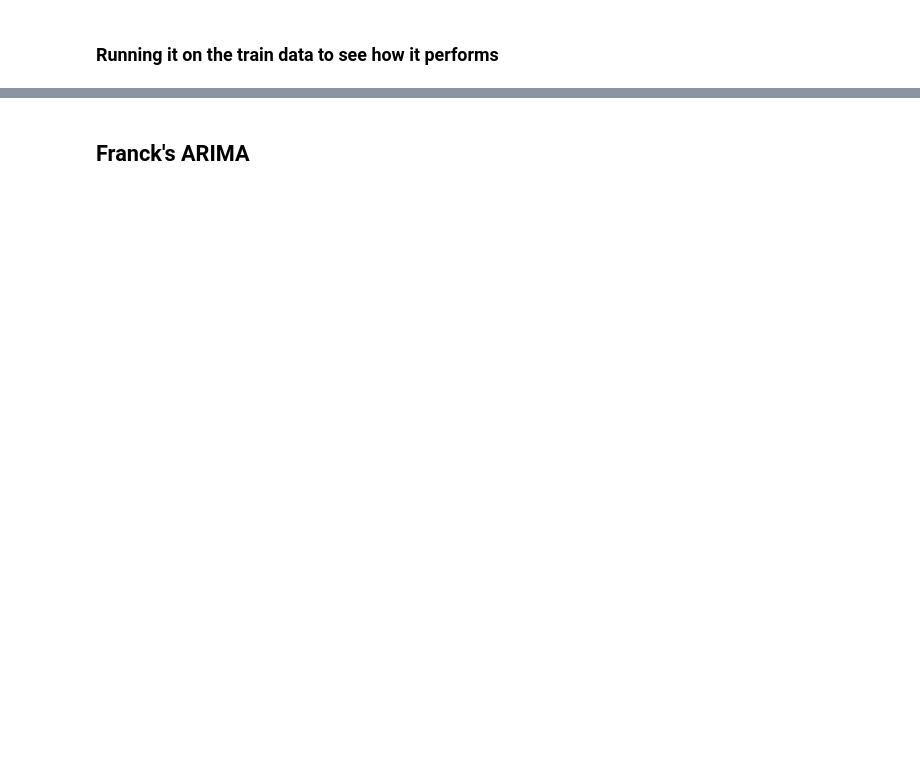
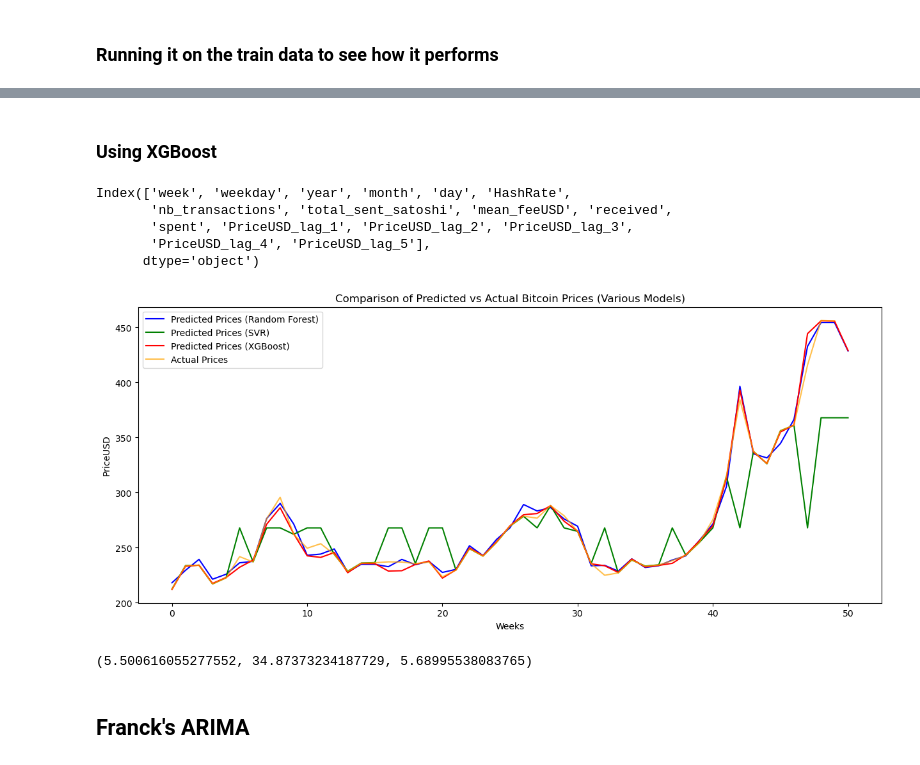
Before and after one commit to fcortesj98/DMBD-Project-2023, a Jupyter notebook: source/price_prediction/price_prediction.ipynb, the cells around one changed output, grey strips where cells are left out. Cells and saved outputs as stored; diff of their text form; code cells hidden in the pictures; blank space fills up the shorter version.

```diff
--- a/source/price_prediction/price_prediction.ipynb
+++ b/source/price_prediction/price_prediction.ipynb
@@ -90,2 +136,56 @@ plt.show()
+# %% [markdown]
+### Using XGBoost
+# %%
+from xgboost import XGBRegressor
+
+xgbr = XGBRegressor(objective='reg:squarederror', n_estimators=100, learning_rate=0.1, random_state=42)
+xgbr.fit(X_train, y_train)
+print(X_train.columns)
+
+def predict_seventh_day_pricexgb(model, data):
+    predictions = []
+    actual_values = []
+    weeks = data['week'].unique()
+
+    feature_names = model.get_booster().feature_names
+
+    for week in weeks:
+        week_data = data[data['week'] == week]
+        if week_data.shape[0] >= 6:
+            X_week = week_data[feature_names].iloc[:6]
+            prediction = model.predict(X_week.iloc[-1].values.reshape(1, -1))[0]
+            actual_value = week_data.iloc[6]['PriceUSD'] if week_data.shape[0] > 6 else np.nan
+            predictions.append(prediction)
+            actual_values.append(actual_value)
+
+    return predictions, actual_values
+
+predicted_prices_xgbr, actual_prices_xgbr = predict_seventh_day_pricexgb(xgbr, merged_df)
+
+actual_prices_filtered_xgbr = [price for price in actual_prices_xgbr if not np.isnan(price)]
+predicted_prices_filtered_xgbr = predicted_prices_xgbr[:len(actual_prices_filtered_xgbr)]
+
+rmse_xgbr = calculate_rmse(actual_prices_filtered_xgbr, predicted_prices_filtered_xgbr)
+
+plt.figure(figsize=(15, 6))
+plt.plot(predicted_prices_rf, label='Predicted Prices (Random Forest)', color='blue')
+plt.plot(predicted_prices_svr, label='Predicted Prices (SVR)', color='green')
+plt.plot(predicted_prices_xgbr, label='Predicted Prices (XGBoost)', color='red')
+plt.plot(actual_prices, label='Actual Prices', color='orange', alpha=0.7)
+plt.xlabel('Weeks')
+plt.ylabel('PriceUSD')
+plt.title('Comparison of Predicted vs Actual Bitcoin Prices (Various Models)')
+plt.legend()
+plt.show()
+
+rmse_rf, rmse_svr, rmse_xgbr
+# %% [output]
+Index(['week', 'weekday', 'year', 'month', 'day', 'HashRate',
+       'nb_transactions', 'total_sent_satoshi', 'mean_feeUSD', 'received',
+       'spent', 'PriceUSD_lag_1', 'PriceUSD_lag_2', 'PriceUSD_lag_3',
+       'PriceUSD_lag_4', 'PriceUSD_lag_5'],
+      dtype='object')
+[figure, added]
+(5.500616055277552, 34.87373234187729, 5.68995538083765)
 # %% [markdown]
 ## Franck's ARIMA
```
Also changed, not shown: parts of 28 cells of this notebook.
